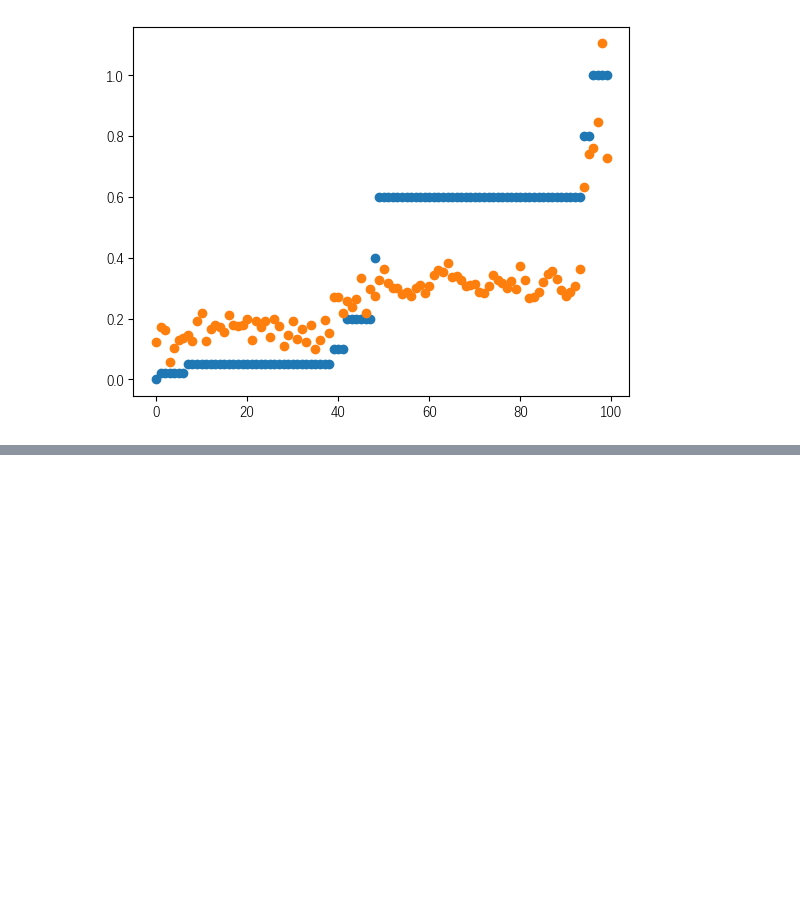
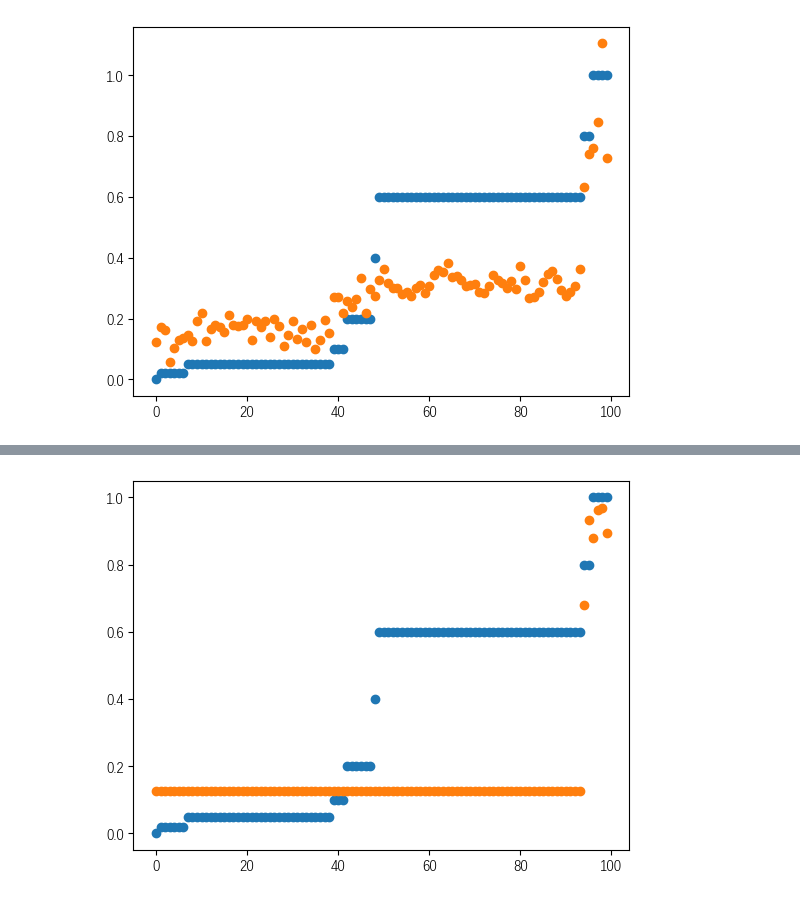
Before and after one commit to zhangys11/qsi-tk, a Jupyter notebook: notebook/qsi-tk regression.ipynb, the cells around one changed output, grey strips where cells are left out. Drawn from its saved outputs; the diff is of its cells as text; code cells hidden in the pictures; blank space fills up the shorter version.

```diff
--- a/notebook/qsi-tk regression.ipynb
+++ b/notebook/qsi-tk regression.ipynb
@@ -101,3 +111,32 @@ plt.scatter(range(len(yp)), yp)
 plt.show()
 # %% [output]
 [figure]
+# %%
+from keras.models import Sequential
+from keras.layers import Dense
+
+# create ANN model
+model = Sequential()
+
+# Defining the Input layer and FIRST hidden layer, both are same!
+model.add(Dense(units=3, input_dim=X_train.shape[1], kernel_initializer='normal', activation='relu'))
+
+# Defining the Second layer of the model
+# after the first layer we don't have to specify input_dim as keras configure it automatically
+model.add(Dense(units=3, kernel_initializer='normal', activation='tanh'))
+
+# The output neuron is a single fully connected node
+# Since we will be predicting a single number
+model.add(Dense(1, kernel_initializer='normal'))
+
+# Compiling the model
+model.compile(loss='mean_squared_error', optimizer='adam')
+
+# Fitting the ANN to the Training set
+model.fit(X_train, y_train, batch_size = 10, epochs = 200, verbose=0)
+
+yp = model.predict(X_test)
+plt.scatter(range(len(y_test)), y_test)
+plt.scatter(range(len(yp)), yp)
+plt.show()
+# %% [output]
@@ -103,0 +144 @@ plt.show()
+[figure, added]
```
Also changed, not shown: parts of 6 cells of this notebook.
